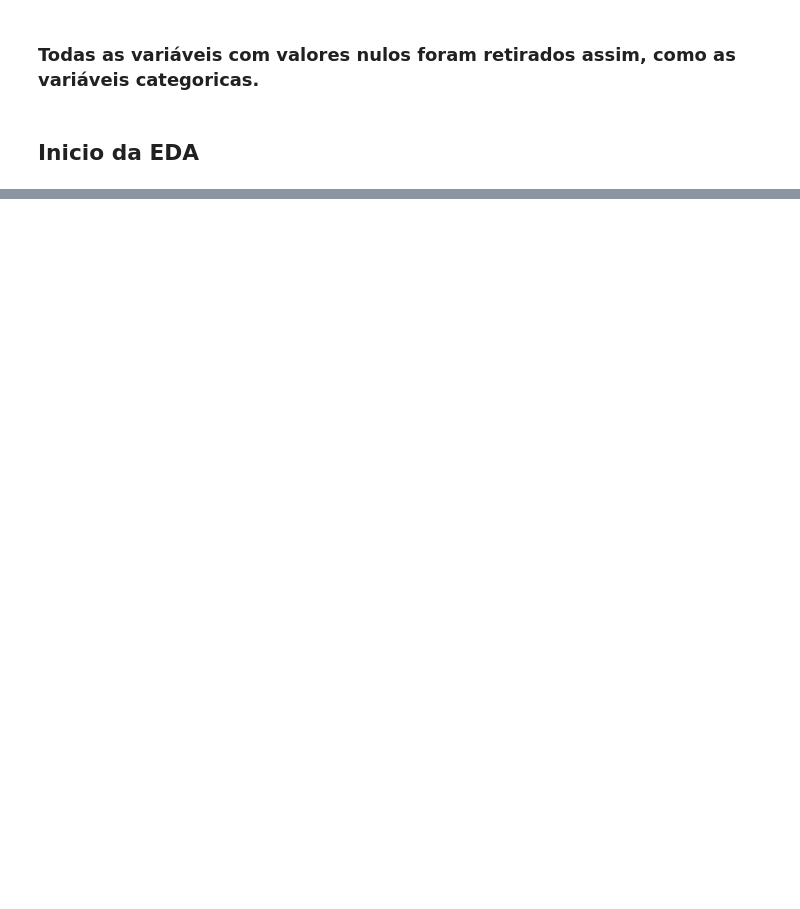
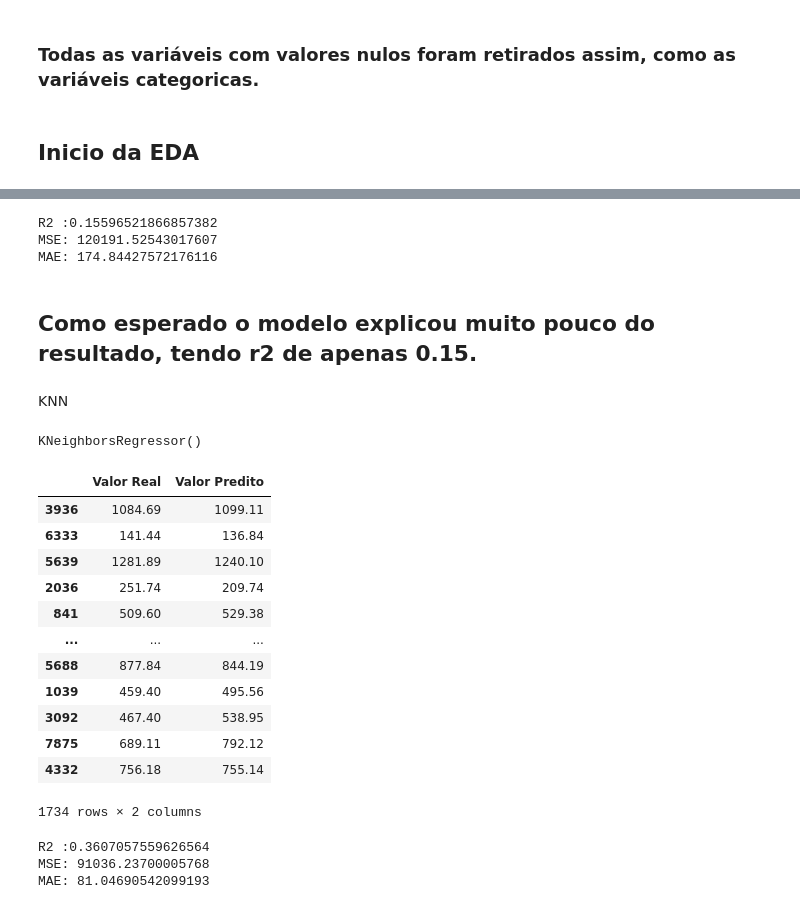
Before and after one commit to jonatasbx/Curso-CDIA, a Jupyter notebook: tratamento_sus.ipynb, the cells around one changed output, grey strips where cells are left out. Cells and saved outputs as stored; diff of their text form; code cells hidden in the pictures; blank space fills up the shorter version.

```diff
--- a/tratamento_sus.ipynb
+++ b/tratamento_sus.ipynb
@@ -107,0 +175,15 @@ plt.show()
+# %%
+r2 = r2_score(y_test, y_pred)
+print(f'R2 :{r2}')
+mse = mean_squared_error(y_test, y_pred)
+print(f'MSE: {mse}')
+mae = mean_absolute_error(y_test, y_pred)
+print(f'MAE: {mae}')
+# %% [output]
+R2 :0.15596521866857382
+MSE: 120191.52543017607
+MAE: 174.84427572176116
+# %% [markdown]
+## Como esperado o modelo explicou muito pouco do resultado, tendo r2 de apenas 0.15.
+# %% [markdown]
+KNN
@@ -107,0 +192,37 @@ plt.show()
+# %%
+knn5 = KNeighborsRegressor(n_neighbors=5)
+# %%
+knn5.fit(X_train, y_train)
+# %% [output]
+KNeighborsRegressor()
+# %%
+knn5_pred = knn5.predict(X_test)
+# %%
+knn5_resultado = pd.DataFrame({'Valor Real': y_test, 'Valor Predito': knn5_pred})
+# %%
+knn5_resultado
+# %% [output]
+|  | Valor Real | Valor Predito |
+| 3936 | 1084.69 | 1099.11 |
+| 6333 | 141.44 | 136.84 |
+| 5639 | 1281.89 | 1240.10 |
+| 2036 | 251.74 | 209.74 |
+| 841 | 509.60 | 529.38 |
+| ... | ... | ... |
+| 5688 | 877.84 | 844.19 |
+| 1039 | 459.40 | 495.56 |
+| 3092 | 467.40 | 538.95 |
+| 7875 | 689.11 | 792.12 |
+| 4332 | 756.18 | 755.14 |
+1734 rows × 2 columns
+# %%
+knn5_r2 = r2_score(y_test, knn5_pred)
+print(f'R2 :{knn5_r2}')
+knn5_mse = mean_squared_error(y_test, knn5_pred)
+print(f'MSE: {knn5_mse}')
+knn5_mae = mean_absolute_error(y_test, knn5_pred)
+print(f'MAE: {knn5_mae}')
+# %% [output]
+R2 :0.3607057559626564
+MSE: 91036.23700005768
+MAE: 81.04690542099193
```
Also changed, not shown: parts of 30 cells of this notebook.
